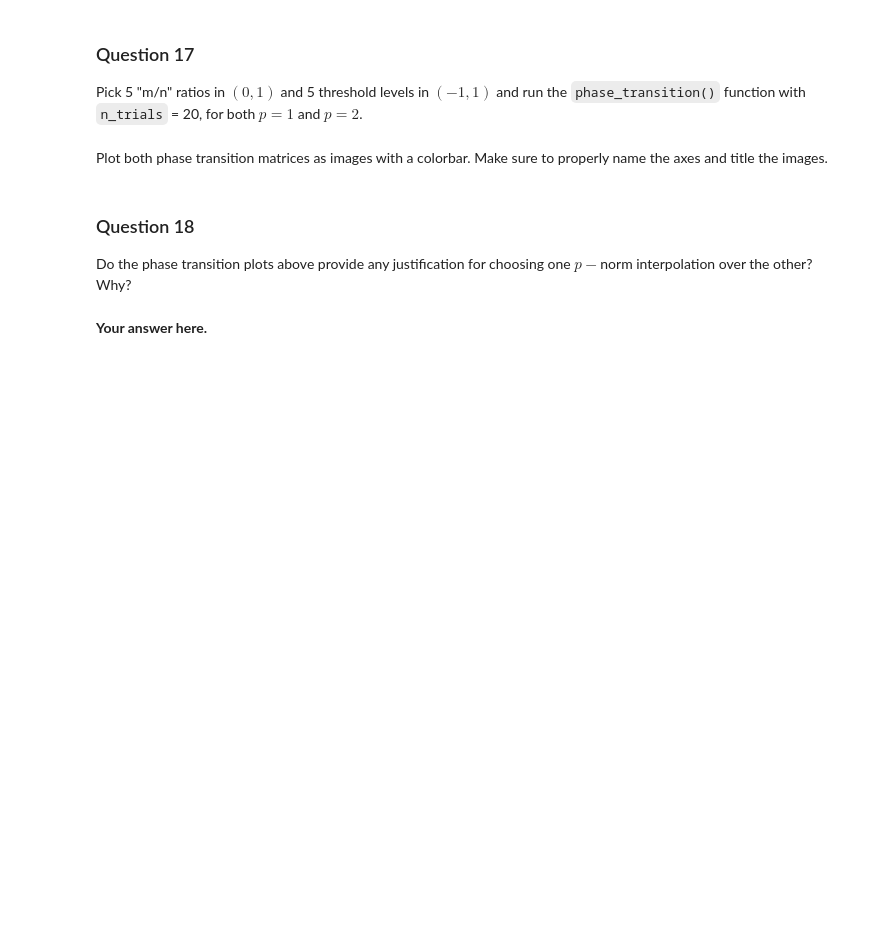
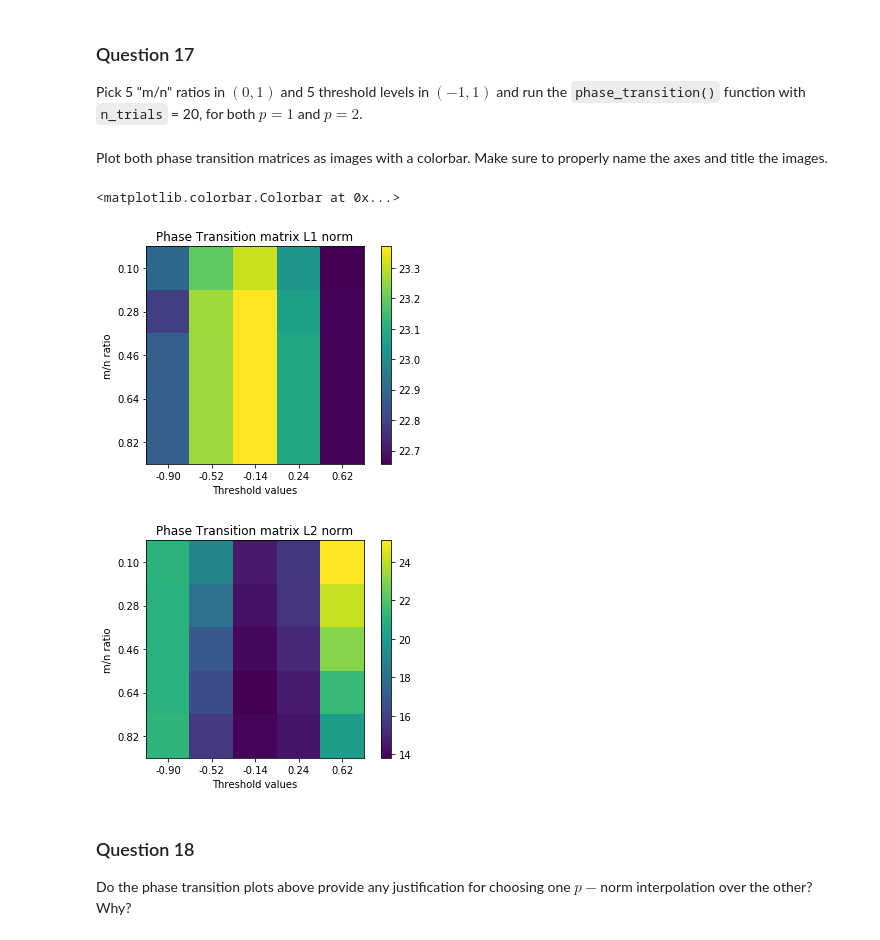
Before and after one commit to Kakavand/EPFL-antiterrorAssignment, a Jupyter notebook: milestone_4/4_graph_signal_processing.ipynb, the cells around one changed output. Saved outputs shown, nothing was run; the diff lists cells and outputs as text; code cells hidden in the pictures; blank space fills up the shorter version.

```diff
--- a/milestone_4/4_graph_signal_processing.ipynb
+++ b/milestone_4/4_graph_signal_processing.ipynb
@@ -496,3 +522,10 @@ def P(a):
+# %%
+# The variable labels_bin is global while
+# the mask w will take as value of the latest creation.
+def P(a):
+    b = np.multiply(labels_bin,w, dtype=float)
+    b[b==0] = a[b==0]
+    return b
 # %% [markdown]
 ### Question 15
 
@@ -546,2 +622,10 @@ pt_matrix_2norm = # Your code here.
+# %%
+mn_ratios = np.linspace(0.1,1,5, endpoint=False)
+
+thresholds = np.linspace(-0.9,1,5, endpoint=False)
+
+pt_matrix_1norm = phase_transition(mn_ratios, thresholds, 20, labels_bin, 1)
+
+pt_matrix_2norm = phase_transition(mn_ratios, thresholds, 20, labels_bin, 2)
 # %% [markdown]
 Plot both phase transition matrices as images with a colorbar. Make sure to properly name the axes and title the images.
@@ -550,6 +632,38 @@ Plot both phase transition matrices as images with a colorbar. Make sure to prop
+# %%
+fig, ax = plt.subplots()
+
+th = [ '%.2f' % elem for elem in thresholds ]
+mn_r = [ '%.2f' % elem for elem in mn_ratios ]
+
+im0 = ax.imshow(pt_matrix_1norm)
+ax.set_title('Phase Transition matrix L1 norm')
+ax.set_xlabel('Threshold values')
+ax.set_xticks(np.arange(len(th)))
+ax.set_yticks(np.arange(len(mn_r)))
+ax.set_xticklabels(th)
+ax.set_ylabel('m/n ratio')
+ax.set_yticklabels(mn_r)
+#ax.set_colorbar()
+fig.colorbar(im0)
+
+fig1, ax = plt.subplots()
+
+im1 = ax.imshow(pt_matrix_2norm)
+ax.set_title('Phase Transition matrix L2 norm')
+ax.set_xlabel('Threshold values')
+ax.set_xticks(np.arange(len(th)))
+ax.set_yticks(np.arange(len(mn_r)))
+ax.set_xticklabels(th)
+ax.set_ylabel('m/n ratio')
+ax.set_yticklabels(mn_r)
+#ax.set_colorbar()
+fig1.colorbar(im1)
+#ax.show()
+# %% [output]
+<matplotlib.colorbar.Colorbar at 0x...>
+[figure, added]
+[figure, added]
 # %% [markdown]
 ### Question 18
 
 Do the phase transition plots above provide any justification for choosing one $p-$norm interpolation over the other? Why?
-# %% [markdown]
-**Your answer here.**
```
Also changed, not shown: parts of 18 cells of this notebook, 2 other files.
